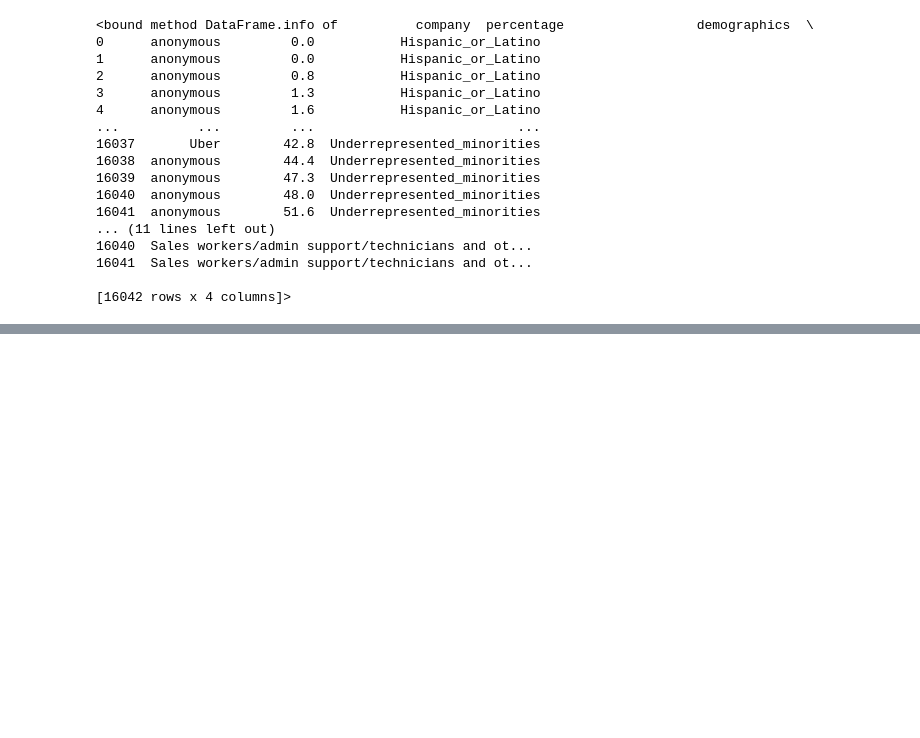
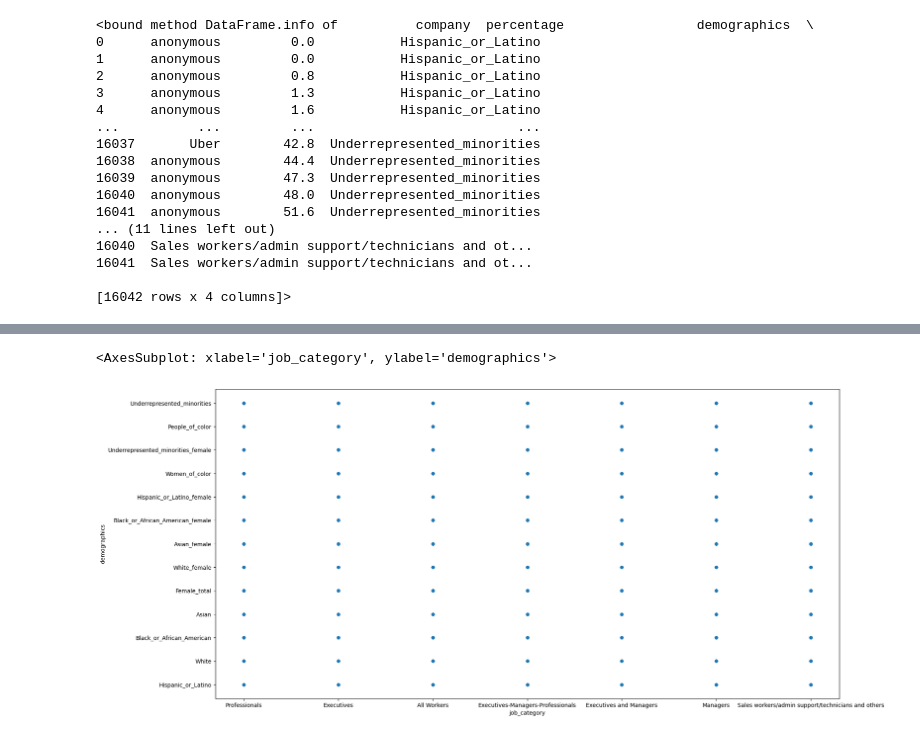
Before and after one commit to kimbaqueen/pt4-data-capstone, a Jupyter notebook: distributions_data_ex.ipynb, the cells around one changed output, grey strips where cells are left out. Saved outputs shown, nothing was run; the diff lists cells and outputs as text; code cells hidden in the pictures; blank space fills up the shorter version.

```diff
--- a/distributions_data_ex.ipynb
+++ b/distributions_data_ex.ipynb
@@ -79,0 +170,5 @@ ax3.figure
+# %%
+dist_data_subset[['job_category', 'demographics']].plot(kind='scatter', x='job_category', y='demographics', figsize=(20,10))
+# %% [output]
+<AxesSubplot: xlabel='job_category', ylabel='demographics'>
+[figure, added]
```
Also changed, not shown: parts of 22 cells of this notebook, 6 other files.
